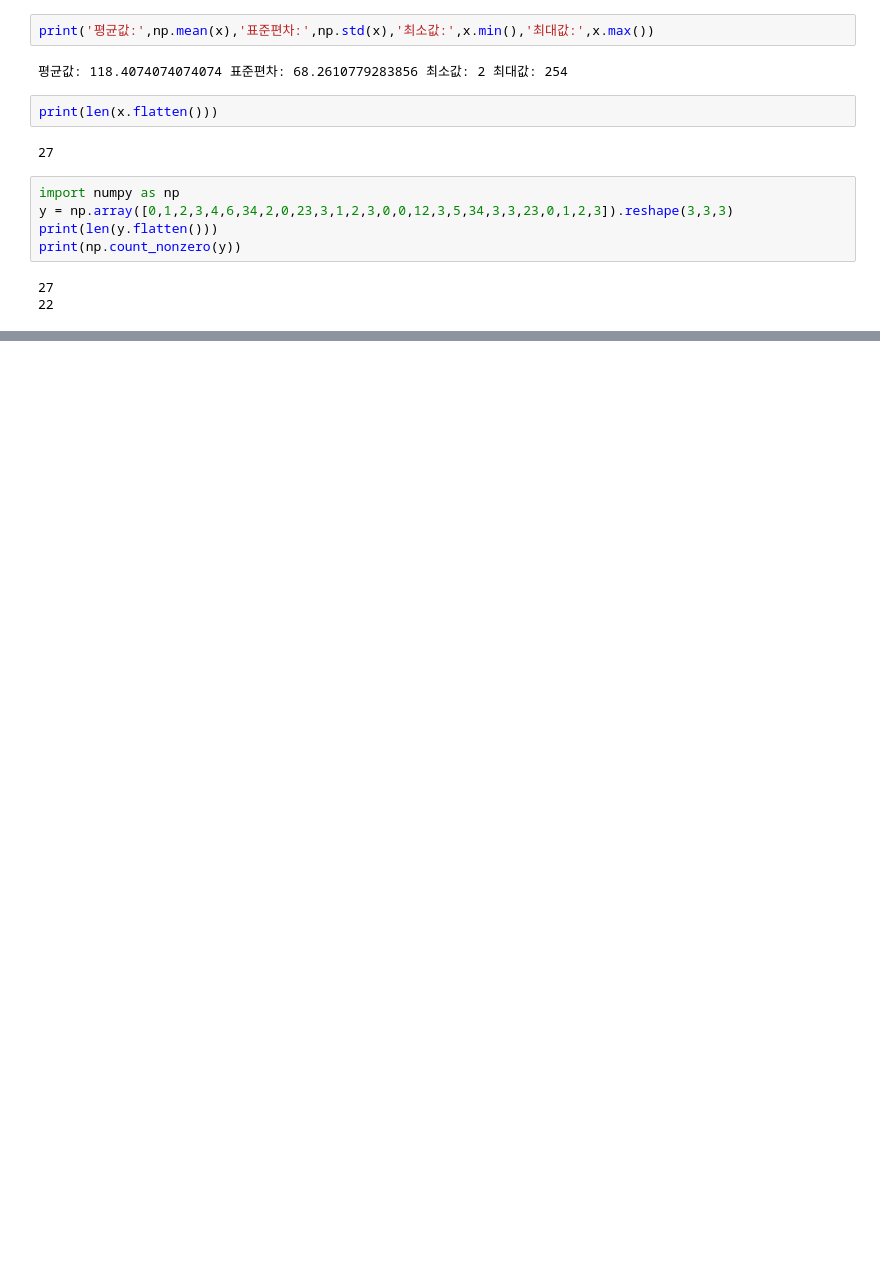
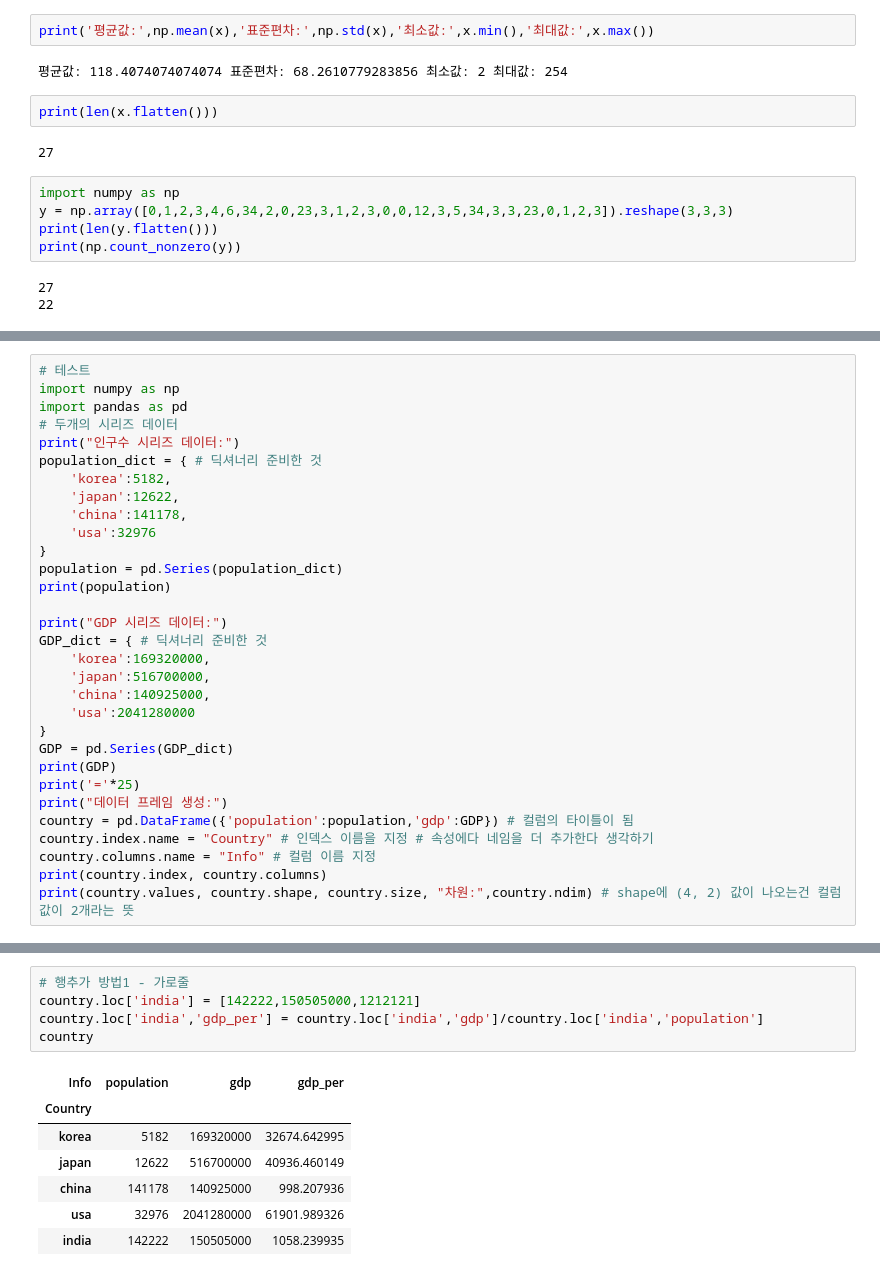
Before and after one commit to jisuyooon/python, a Jupyter notebook: python10.ipynb, the cells around one changed output, grey strips where cells are left out. Cells and saved outputs as stored; diff of their text form; blank space fills up the shorter version.

```diff
--- a/python10.ipynb
+++ b/python10.ipynb
@@ -304,0 +389,31 @@ print(np.count_nonzero(y))
+# %%
+# 테스트
+import numpy as np
+import pandas as pd
+# 두개의 시리즈 데이터
+print("인구수 시리즈 데이터:")
+population_dict = { # 딕셔너리 준비한 것
+    'korea':5182,
+    'japan':12622,
+    'china':141178,
+    'usa':32976
+}
+population = pd.Series(population_dict)
+print(population)
+
+print("GDP 시리즈 데이터:")
+GDP_dict = { # 딕셔너리 준비한 것
+    'korea':169320000,
+    'japan':516700000,
+    'china':140925000,
+    'usa':2041280000
+}
+GDP = pd.Series(GDP_dict)
+print(GDP)
+print('='*25)
+print("데이터 프레임 생성:")
+country = pd.DataFrame({'population':population,'gdp':GDP}) # 컬럼의 타이틀이 됨
+country.index.name = "Country" # 인덱스 이름을 지정 # 속성에다 네임을 더 추가한다 생각하기
+country.columns.name = "Info" # 컬럼 이름 지정
+print(country.index, country.columns)
+print(country.values, country.shape, country.size, "차원:",country.ndim) # shape에 (4, 2) 값이 나오는건 컬럼값이 2개라는 뜻
@@ -304,0 +505,13 @@ print(np.count_nonzero(y))
+# %%
+# 행추가 방법1 - 가로줄
+country.loc['india'] = [142222,150505000,1212121]
+country.loc['india','gdp_per'] = country.loc['india','gdp']/country.loc['india','population']
+country
+# %% [output]
+| Info | population | gdp | gdp_per |
+| Country |  |  |  |
+| korea | 5182 | 169320000 | 32674.642995 |
+| japan | 12622 | 516700000 | 40936.460149 |
+| china | 141178 | 140925000 | 998.207936 |
+| usa | 32976 | 2041280000 | 61901.989326 |
+| india | 142222 | 150505000 | 1058.239935 |
```
Also changed, not shown: parts of 38 cells of this notebook, 7 other files.
